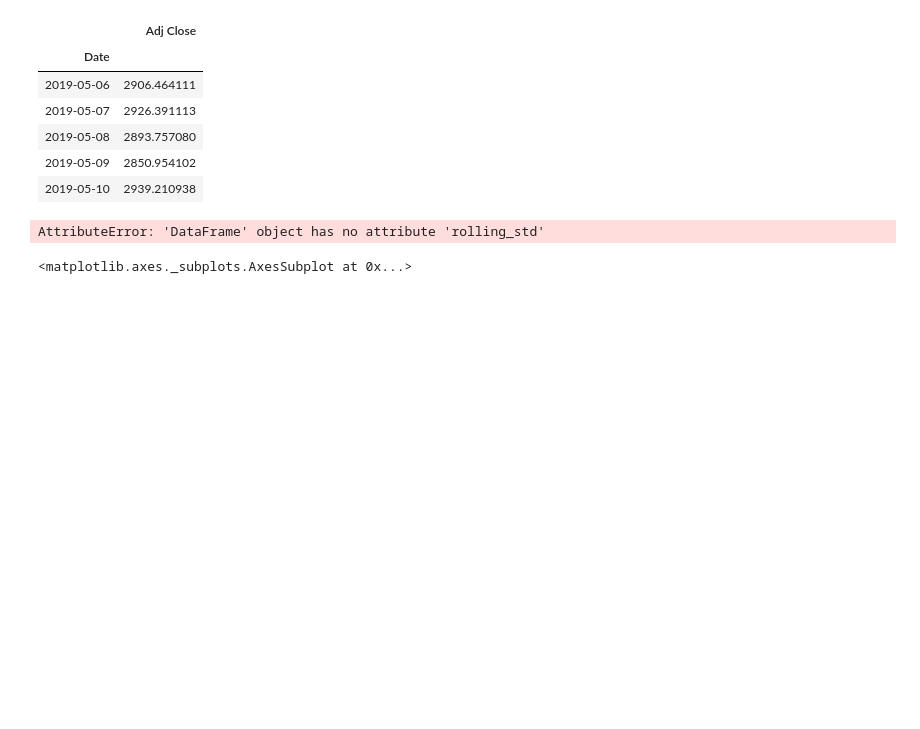
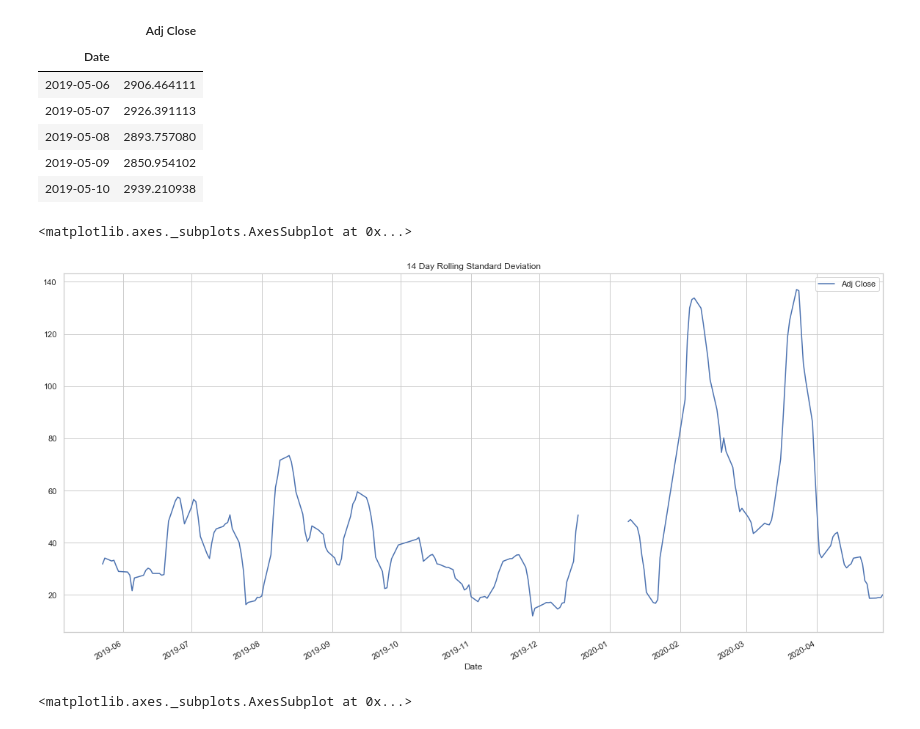
Before and after one commit to alanm1995/Rice_geeks_project, a Jupyter notebook: SSE_Data.ipynb, the cells around one changed output. Saved outputs shown, nothing was run; the diff lists cells and outputs as text; code cells hidden in the pictures; blank space fills up the shorter version.

```diff
--- a/SSE_Data.ipynb
+++ b/SSE_Data.ipynb
@@ -82,10 +82,11 @@ SSE_df.head()
 | 2019-05-08 | 2893.757080 |
 | 2019-05-09 | 2850.954102 |
 | 2019-05-10 | 2939.210938 |
-# %%
-SSE_df.rolling_std()
-# %% [output]
-AttributeError: 'DataFrame' object has no attribute 'rolling_std'
+# %%
+SSE_df.rolling(window=14).std().plot(figsize=(20, 10), title="14 Day Rolling Standard Deviation")
+# %% [output]
+<matplotlib.axes._subplots.AxesSubplot at 0x...>
+[figure, added]
 # %%
 SSE_df.plot()
 # %% [output]
```
Also changed, not shown: parts of 8 cells of this notebook.
